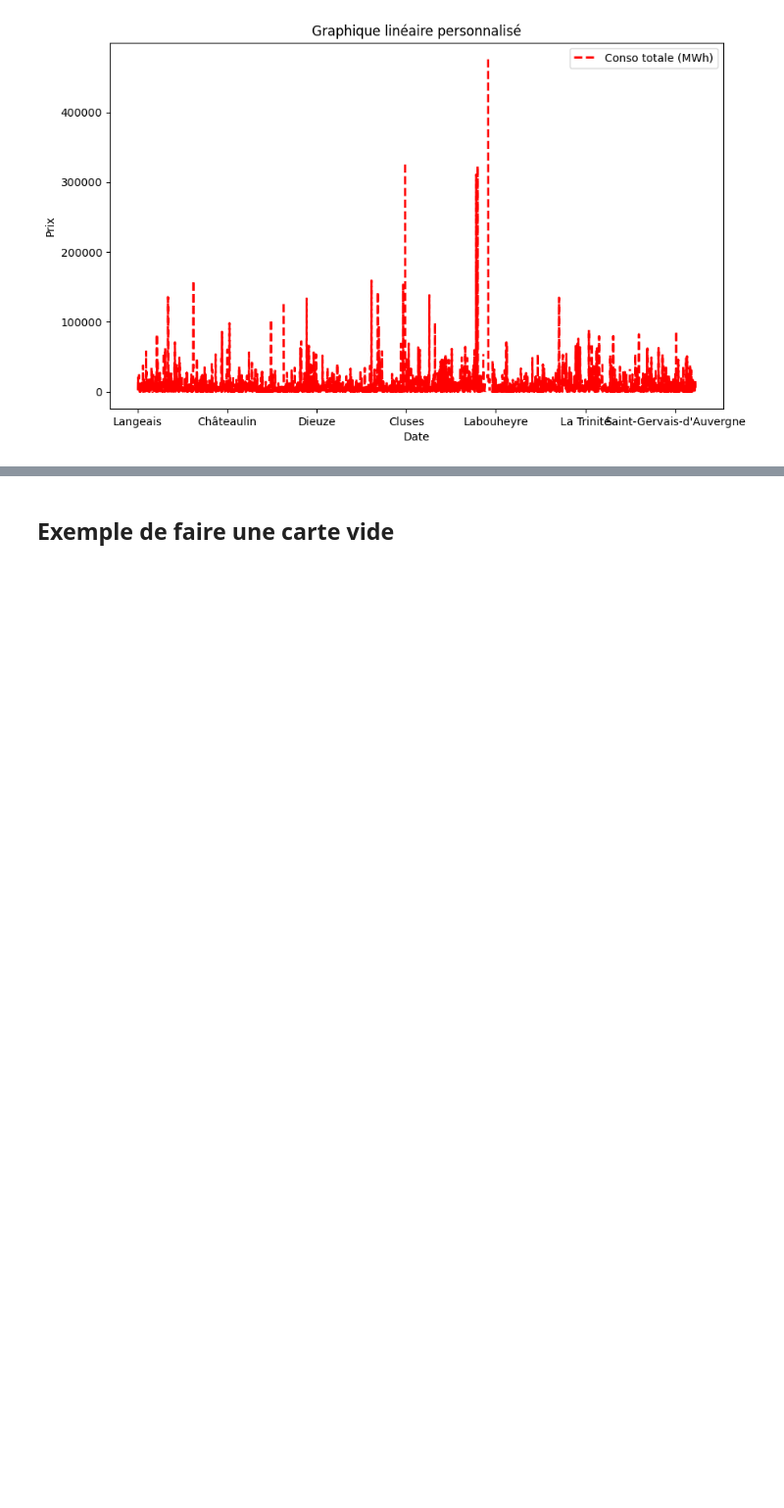
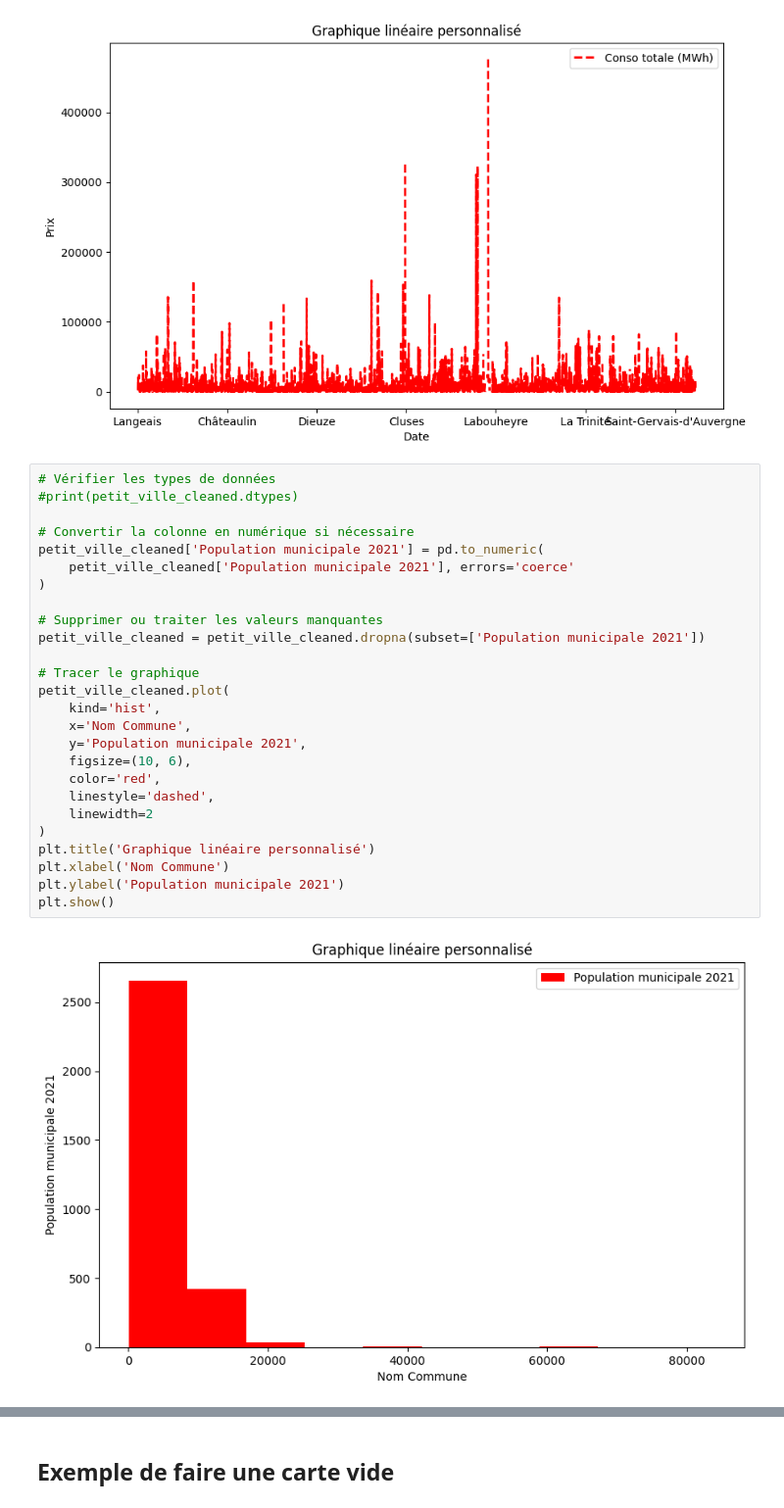
Before and after one commit to khady2708/projet-stage, a Jupyter notebook: etude-ville.ipynb, the cells around one changed output, grey strips where cells are left out. Shown at 98% size. Drawn from its saved outputs; the diff is of its cells as text; blank space fills up the shorter version.

Commit message:
les graphiques

```diff
--- a/etude-ville.ipynb
+++ b/etude-ville.ipynb
@@ -259,3 +275,31 @@ plt.ylabel('Prix')
 plt.show()
 # %% [output]
 [figure]
+# %%
+# Vérifier les types de données
+#print(petit_ville_cleaned.dtypes)
+
+# Convertir la colonne en numérique si nécessaire
+petit_ville_cleaned['Population municipale 2021'] = pd.to_numeric(
+    petit_ville_cleaned['Population municipale 2021'], errors='coerce'
+)
+
+# Supprimer ou traiter les valeurs manquantes
+petit_ville_cleaned = petit_ville_cleaned.dropna(subset=['Population municipale 2021'])
+
+# Tracer le graphique
+petit_ville_cleaned.plot(
+    kind='hist',
+    x='Nom Commune',
+    y='Population municipale 2021',
+    figsize=(10, 6),
+    color='red',
+    linestyle='dashed',
+    linewidth=2
+)
+plt.title('Graphique linéaire personnalisé')
+plt.xlabel('Nom Commune')
+plt.ylabel('Population municipale 2021')
+plt.show()
+# %% [output]
+[figure, added]
```
Also changed, not shown: parts of 4 cells of this notebook.
